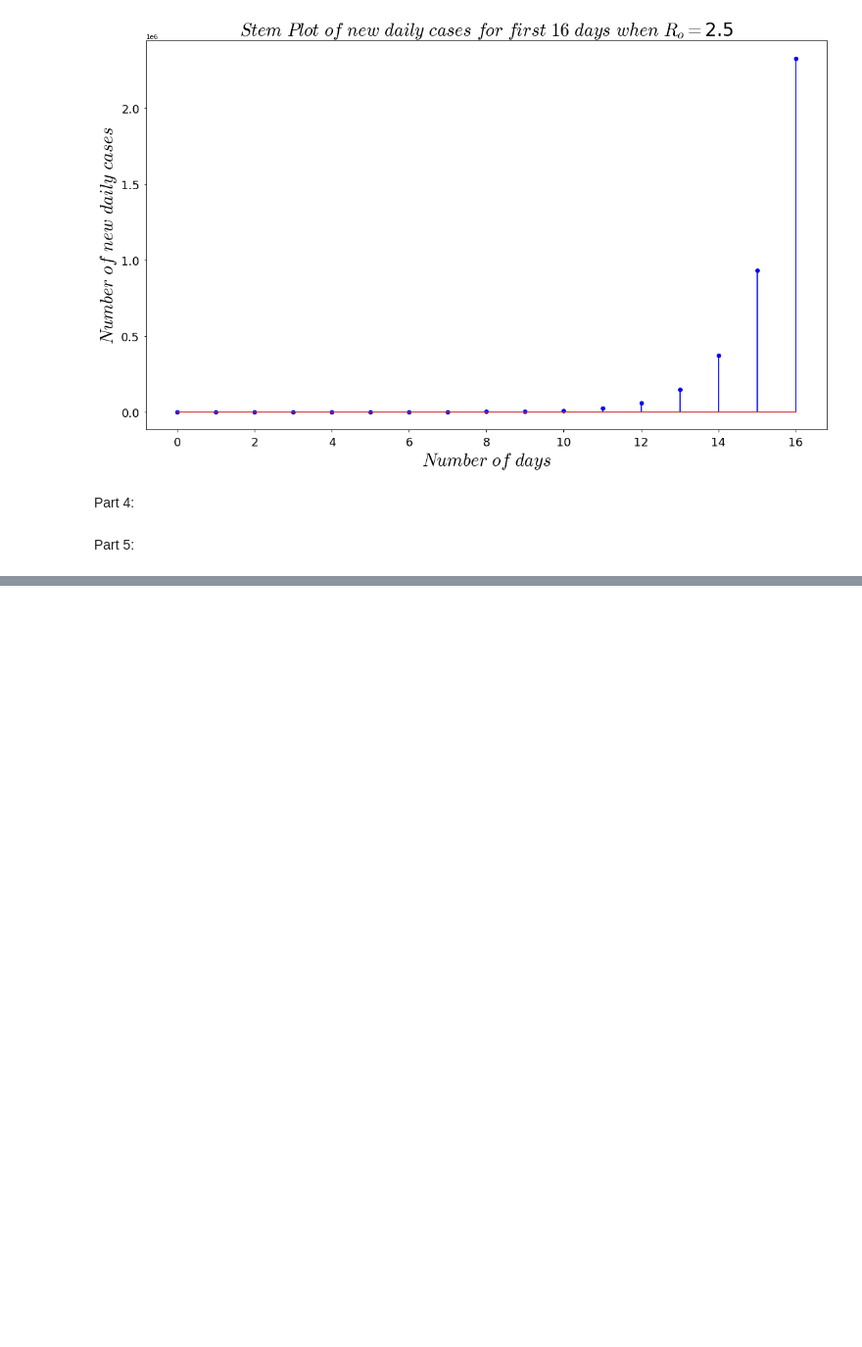
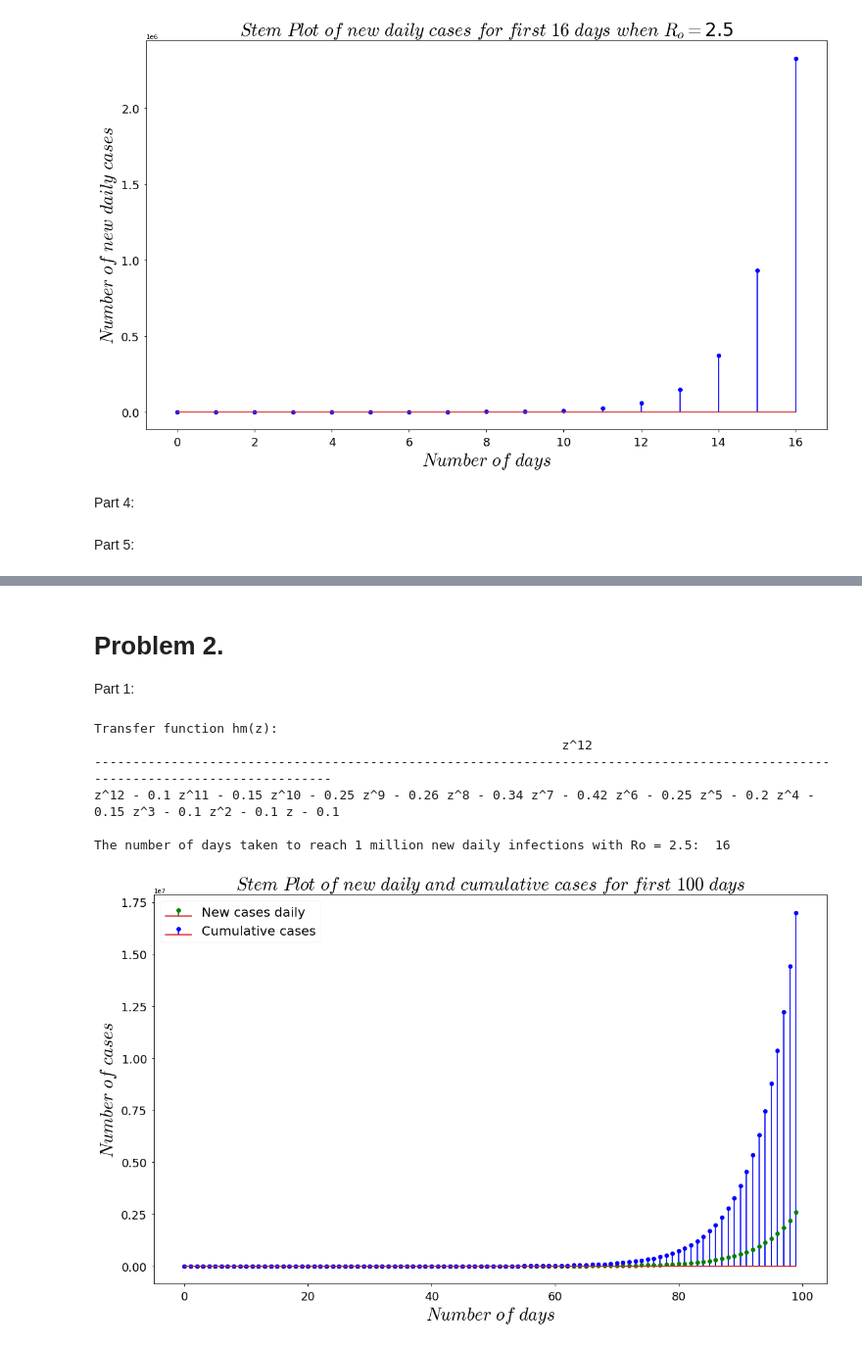
Before and after one commit to Harsha1569/DSP_Lab, a Jupyter notebook: Experiment_8/Experiment_8.ipynb, the cells around one changed output, grey strips where cells are left out. Shown: that part at 98% size. Saved outputs shown, nothing was run; the diff lists cells and outputs as text; code cells hidden in the pictures; blank space fills up the shorter version.

```diff
--- a/Experiment_8/Experiment_8.ipynb
+++ b/Experiment_8/Experiment_8.ipynb
@@ -221,0 +214,46 @@ The total number of infections after 20 days =  60632979
+# %% [markdown]
+# **Problem** **2**. <br>
+Part 1: <br>
+# %%
+def plot_s3(x, y, label=None, title=None, xaxis_label=None, yaxis_label=None, color=None):
+ col='b'
+ if color:
+    col=color
+ markerline, stemline, baseline= plt.stem(x, y, use_line_collection=True, label=label)
+ plt.setp(stemline, color=col)
+ plt.setp(markerline, color=col)
+ plt.xlabel(xaxis_label, fontsize = 28)
+ plt.ylabel(yaxis_label, fontsize = 28)
+ plt.title(title, fontsize = 28)
+ plt.xticks(fontsize=18)
+ plt.yticks(fontsize=18)
+ plt.tight_layout()
+M=12
+cf=np.array([.1, .15, .25, .26, .34, .42, .25, .2, .15, .1, .1, .1])
+bm=np.zeros(13)
+bm[0]=1
+am=np.hstack((np.array([1]), -1*cf))
+print(r'The transfer function Hm(z): ', control.TransferFunction(bm, am, dt=True))
+n=np.arange(100)
+x=np.zeros(100)
+x[0]=1
+y2=sp.lfilter(bm, am, x)
+plt.rcParams['figure.figsize'] = [16, 10]
+plot_s3(n, y2, label='New cases daily', xaxis_label=r'$Number\ of\ days$', yaxis_label=r'$Number\ of\ cases$', color='g')
+yc1=sp.lfilter(bi, ai, y2)
+plot_s3(n, yc1, label='Cumulative cases', title=r'$Stem\ Plot\ of\ new\ daily\ and\ cumulative\ cases\ for\ first\ 100\ days$', xaxis_label=r'$Number\ of\ days$', yaxis_label=r'$Number\ of\ cases$')
+plt.legend(loc='upper left', prop={"size":20})
+
+for i in range(len(y)):
+    if y[i]>=1e6:
+        break
+print(r'The number of days taken to reach 1 million new daily infections with Ro = 2.5: ', i)
+plt.savefig('fig6.png')
+# %% [output]
+Transfer function hm(z):
+                                                             z^12
+-------------------------------------------------------------------------------------------------------------------------------
+z^12 - 0.1 z^11 - 0.15 z^10 - 0.25 z^9 - 0.26 z^8 - 0.34 z^7 - 0.42 z^6 - 0.25 z^5 - 0.2 z^4 - 0.15 z^3 - 0.1 z^2 - 0.1 z - 0.1
+
+The number of days taken to reach 1 million new daily infections with Ro = 2.5:  16
+[figure, added]
```
Also changed, not shown: parts of 9 cells of this notebook.
